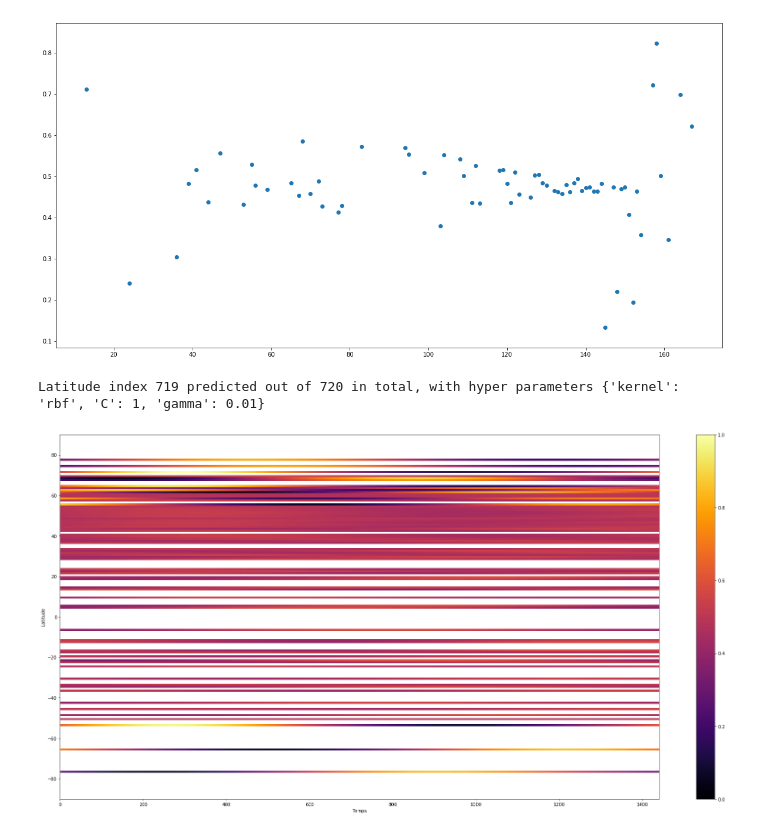
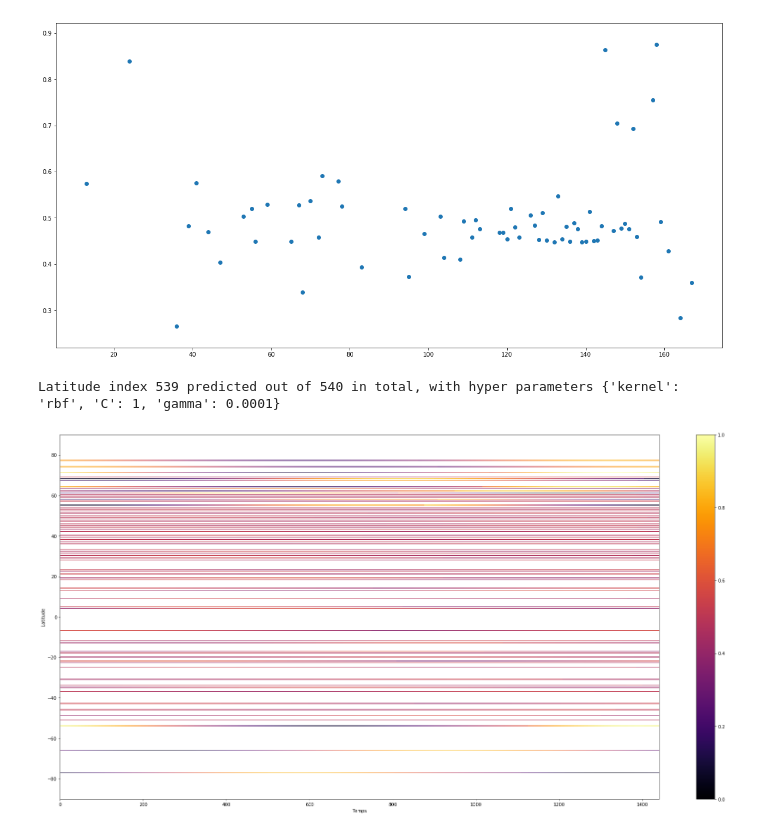
Before and after one commit to Pierre-LaurentC/IonosphericSignalRecontruction, a Jupyter notebook: SignalReconstruction.ipynb, the cells around one changed output. Drawn from its saved outputs; the diff is of its cells as text; code cells hidden in the pictures.

Commit message:
Stations start recalculated to match their longitude

```diff
--- a/SignalReconstruction.ipynb
+++ b/SignalReconstruction.ipynb
@@ -183,7 +183,7 @@ def ManuallyNormalizeData01():
 # NormalizeData01()
 ManuallyNormalizeData01()
 # %%
-y = np.array(normalized01StationIndicatorVariation["tam"])
+y = np.array(normalized01StationIndicatorVariation["clf"])
 x = np.arange(0, 1440, timeBetweenValues)
 fig= plt.figure(figsize=(20,8))
 axes= fig.add_axes([0.8,0.8,0.8,0.8])
@@ -202,20 +214,23 @@ def AdaptDimensions(vector):
 # %%
 indicatorVariationArray = np.full((180, 360), np.nan)
+indicatorVariationArrayLocalTime = np.full((180, 360), np.nan)
+
 
 def makeIndicatorVariationArray(normalizedGauss, normalizedScaler):
     for st in allStationCodes:
         for i in range(-90, 90):
             if not isinstance(stationsOut[st], matlab.mlarray.double):
-                try:
-                    if i == np.round(np.int16(stationsOut[st].get("latgeo")),0):
-                        if normalizedScaler:
-                            indicatorVariationArray[i+90]=AdaptDimensions(np.array(normalized01StationIndicatorVariation[st]))
-                        elif normalizedGauss:
-                            indicatorVariationArray[i+90]=AdaptDimensions(np.array(normalizedStationIndicatorVariation[st]))
-                        else: indicatorVariationArray[i+90]=AdaptDimensions(np.array(stationIndicatorVariation[st]))
+                if i == np.round(np.int16(stationsOut[st].get("latgeo")),0):
+#                         if st=="kou": print i+90
+#                         if i+90==138: print st
+                    if normalizedScaler:
+                        indicatorVariationArray[i+90]=AdaptDimensions(np.array(normalized01StationIndicatorVariation[st]))
+                        indicatorVariationArrayLocalTime[i+90] = indexValueOnLocalTime(indicatorVariationArray, st, i+90)
+                    elif normalizedGauss:
+                        indicatorVariationArray[i+90]=AdaptDimensions(np.array(normalizedStationIndicatorVariation[st]))
                     else:
-                        None
-                except:
+                        indicatorVariationArray[i+90]=AdaptDimensions(np.array(stationIndicatorVariation[st]))
+                else:
                     None
 
 makeIndicatorVariationArray(False,True)
@@ -223,7 +249,7 @@ makeIndicatorVariationArray(False,True)
 indicatorLatVariation = np.array([])
 xLat =  np.array([])
 for i in range(0, indicatorVariationArray.shape[0]):
-    indicatorLatVariation = np.append(indicatorLatVariation, indicatorVariationArray[i][180])
+    indicatorLatVariation = np.append(indicatorLatVariation, indicatorVariationArrayLocalTime[i][220])
 
 xLat = np.arange(0, 180, 1).reshape(180, 1)
 fig, ax1 = plt.subplots()
@@ -231,7 +257,7 @@ fig, ax1 = plt.subplots()
 ax1.scatter(xLat, indicatorLatVariation.reshape(indicatorLatVariation.shape[0], 1))
 fig.set_size_inches(20,10)
 # %% [output]
-[figure, old version]
+[figure, new version]
 # %%
 def PredictIndicatorForOneLatitude(wantedLatitude):
     timePrediction = np.full((360), np.inf)
@@ -265,7 +291,7 @@ def PredictIndicatorForAllLatitudes(baseArray):
 
 PredictIndicatorForAllLatitudes(indicatorVariationArrayIncreasedResolution)
 # %% [output]
-Latitude index 719 predicted out of 720 in total, with hyper parameters {'kernel': 'rbf', 'C': 1, 'gamma': 0.01}
+Latitude index 539 predicted out of 540 in total, with hyper parameters {'kernel': 'rbf', 'C': 1, 'gamma': 0.0001}
 # %%
 # np.savetxt("ReconstructedArray720x1.csv", ReconstructedArray, delimiter=",")
 ReconstructedArray = np.empty_like(indicatorVariationArrayIncreasedResolution)
@@ -278,7 +304,7 @@ def IncreaseLatitudeResolution(array,resolutionValue):
         y+=resolutionValue
     return insertionArray
 
-indicatorVariationArrayIncreasedResolution = IncreaseLatitudeResolution(indicatorVariationArray,4)
+indicatorVariationArrayIncreasedResolution = IncreaseLatitudeResolution(indicatorVariationArrayLocalTime,3)
 # %%
 def ZoomOnArray(zoomedArrayValueReference, latitudesAround):
     yResize = [zoomedArrayValueReference-latitudesAround, zoomedArrayValueReference+latitudesAround]
@@ -298,16 +324,16 @@ def ZoomOnArray(zoomedArrayValueReference, latitudesAround):
         plt.clim(min(ReconstructedArray[(zoomedArrayValueReference+90)*4]), max(ReconstructedArray[(zoomedArrayValueReference+90)*4]))
 # %%
 fig= plt.figure(figsize=(30,15))
-plt.imshow(indicatorVariationArray, origin='lower', cmap=plt.get_cmap("inferno"), aspect='auto', extent=[0,1440,-90,90])
-#indicatorVariationArray, ReconstructedArray, indicatorVariationArrayIncreasedResolution
+plt.imshow(indicatorVariationArrayIncreasedResolution, origin='lower', cmap=plt.get_cmap("inferno"), aspect='auto', extent=[0,1440,-90,90])
+#indicatorVariationArray, ReconstructedArray, indicatorVariationArrayIncreasedResolution, indicatorVariationArrayLocalTime
 plt.xlabel("Temps")
 plt.ylabel("Latitude")
 plt.colorbar()
 # ZoomOnArray(60,5)
 plt.savefig('OutputMatrix.png')
 plt.show()
 # %% [output]
-[figure, old version]
+[figure, new version]
 # %%
 def GetIndicatorLongPrediction(latitude, longitude, params, baseArray):
     indicatorLatVariation = np.array([])
```
Also changed, not shown: parts of 7 cells of this notebook, 1 other file.
